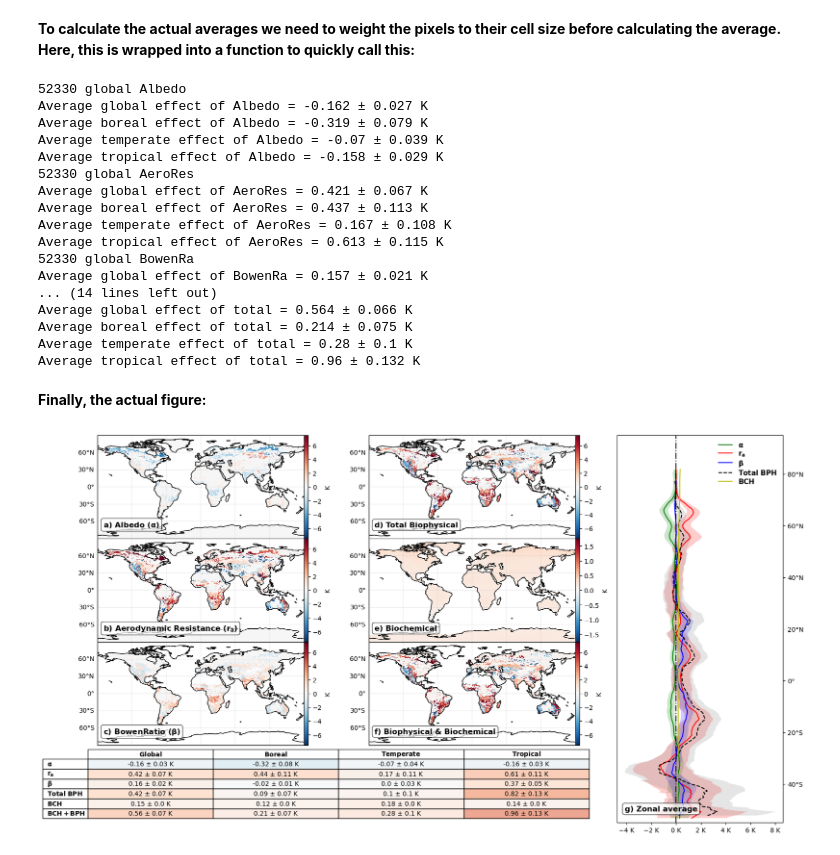
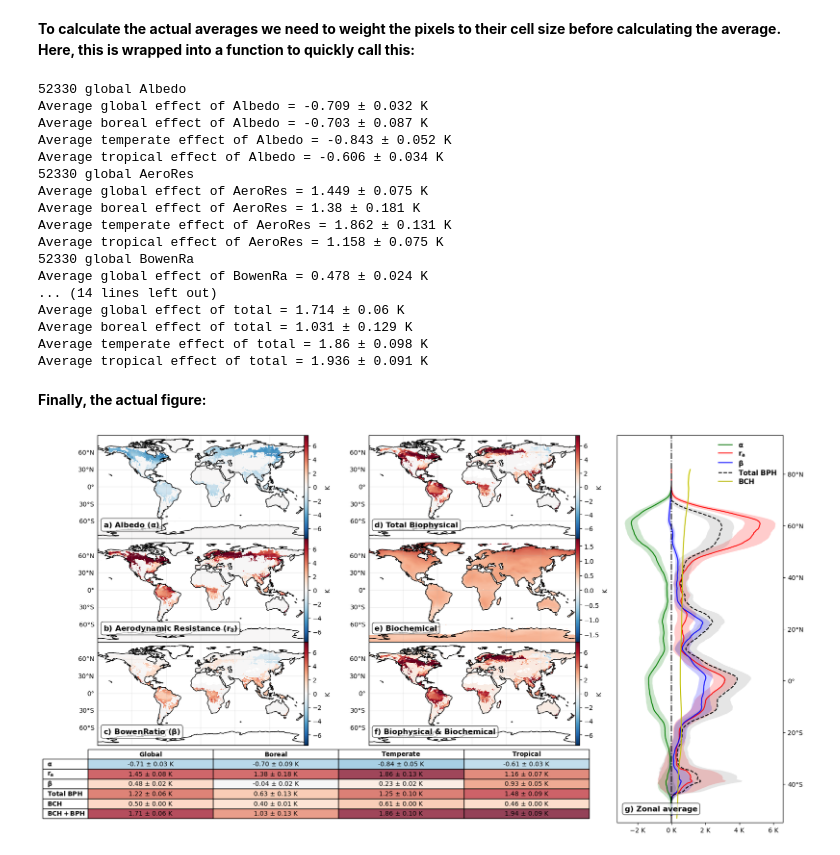
Before and after one commit to lohae/LCC_Ts_Emulator, a Jupyter notebook: LCC_emulator_final.ipynb, the cells around one changed output. Saved outputs shown, nothing was run; the diff lists cells and outputs as text; code cells hidden in the pictures.

```diff
--- a/LCC_emulator_final.ipynb
+++ b/LCC_emulator_final.ipynb
@@ -64,7 +60,7 @@ seasonal data:  Data variables:
   * In the manuscript we use **100** years for the two idealistic scenarios and **155** years for the LCC between 1850-2005
   * ...and a climate sensitivity of **0.8**
 # %%
-scenario = 2
+scenario = 0
 climsens = 0.8
 sigma = 5.670367*10**-8 #Stephan-Boltzmann constant [Wm-2 K-4]
 # %%
@@ -404,9 +395,18 @@ for var,name in zip([alb_contr,ra_contr,beta_contr,bph_tot,carbon_contr,bph_tot+
     all_ts.append(ts)
     error.append(err)
 
+# consistent string cast
+def format_number(x):
+    return f"{x:.2f}"
+
+averages_str = np.vectorize(format_number)(all_ts)
+errors_str = np.vectorize(format_number)(error)
+
 #preparing the data for the table
-data = np.apply_along_axis(' \u00B1 '.join, 0, [np.array(all_ts,dtype='str'), np.array(error,dtype='str'),])
-data = np.char.add(data,' K')
+data = np.core.defchararray.add(averages_str, ' ± ')
+data = np.core.defchararray.add(data, errors_str)
+data = np.char.add(data, ' K')
+
 
 #preparing a colormap for the table cells
 norm = plt.Normalize(-2, 2)
@@ -414,22 +414,22 @@ cellcolor = plt.cm.RdBu_r(norm(all_ts),alpha=.75).reshape(-1,4)
 cellcolor = np.array([mcolors.rgb2hex(cellcolor[i,:],keep_alpha=True) for i in range(cellcolor.shape[0])]).reshape(-1,4)
 # %% [output]
 52330 global Albedo
-Average global effect of Albedo = -0.162 ± 0.027 K
-Average boreal effect of Albedo = -0.319 ± 0.079 K
-Average temperate effect of Albedo = -0.07 ± 0.039 K
-Average tropical effect of Albedo = -0.158 ± 0.029 K
+Average global effect of Albedo = -0.709 ± 0.032 K
+Average boreal effect of Albedo = -0.703 ± 0.087 K
+Average temperate effect of Albedo = -0.843 ± 0.052 K
+Average tropical effect of Albedo = -0.606 ± 0.034 K
 52330 global AeroRes
-Average global effect of AeroRes = 0.421 ± 0.067 K
-Average boreal effect of AeroRes = 0.437 ± 0.113 K
-Average temperate effect of AeroRes = 0.167 ± 0.108 K
-Average tropical effect of AeroRes = 0.613 ± 0.115 K
+Average global effect of AeroRes = 1.449 ± 0.075 K
+Average boreal effect of AeroRes = 1.38 ± 0.181 K
+Average temperate effect of AeroRes = 1.862 ± 0.131 K
+Average tropical effect of AeroRes = 1.158 ± 0.075 K
 52330 global BowenRa
-Average global effect of BowenRa = 0.157 ± 0.021 K
+Average global effect of BowenRa = 0.478 ± 0.024 K
 ... (14 lines left out)
-Average global effect of total = 0.564 ± 0.066 K
-Average boreal effect of total = 0.214 ± 0.075 K
-Average temperate effect of total = 0.28 ± 0.1 K
-Average tropical effect of total = 0.96 ± 0.132 K
+Average global effect of total = 1.714 ± 0.06 K
+Average boreal effect of total = 1.031 ± 0.129 K
+Average temperate effect of total = 1.86 ± 0.098 K
+Average tropical effect of total = 1.936 ± 0.091 K
 # %% [markdown]
 **Finally, the actual figure:**
 # %%
@@ -494,8 +494,10 @@ yformatter = LATITUDE_FORMATTER
 axes_7.xaxis.set_major_formatter(xformatter)
 axes_7.yaxis.set_major_formatter(yformatter)
 
-#axes_7.legend(loc='upper left',framealpha=0,labelspacing=.2,prop={'size':11})
-axes_7.legend(loc='upper right',framealpha=0,labelspacing=.2,prop={'size':11})
+if scenario == 1:
+    axes_7.legend(loc='upper left',framealpha=0,labelspacing=.2,prop={'size':11})
+else:
+    axes_7.legend(loc='upper right',framealpha=0,labelspacing=.2,prop={'size':11})
 
 bbox=dict(facecolor='white', edgecolor='black', boxstyle='round',alpha=.7)
 
@@ -521,31 +523,31 @@ table = axes_8.table(cellText=data,
 axes_8.get_xaxis().set_visible(False)
 axes_8.get_yaxis().set_visible(False)
 axes_8.axis('off')
 #plt.box(on=None)
 table.scale(.95, 1.3)
 
 #========================================================================
 # Annotate
 #========================================================================
 axes_1.text(-170, -70, 'a) Albedo ' + r'($\mathbf{\alpha)}$',size=12, weight='bold',bbox=bbox)
 axes_2.text(-170, -70, 'b) Aerodynamic Resistance '+ r'($\mathbf{r_{a})}$',size=12, weight='bold',bbox=bbox)
 axes_3.text(-170, -70, 'c) BowenRatio '+ r'($\mathbf{\beta)}$',size=12, weight='bold',bbox=bbox)
 axes_4.text(-170, -70, 'd) Total Biophysical',size=12, weight='bold',bbox=bbox)
 axes_5.text(-170, -70, 'e) Biochemical',size=12, weight='bold',bbox=bbox)
 axes_6.text(-170, -70, 'f) Biophysical & Biochemical',size=12, weight='bold',bbox=bbox)
 axes_7.text(0.045, 0.03, 'g) Zonal average',size=12, weight='bold',bbox=bbox,transform=axes_7.transAxes);
 
 
 
 #========================================================================
 # Save
 #========================================================================
 
 if scenario == 0:
     plt.savefig('fig1.pdf',bbox_inches='tight')
 if scenario == 1:
     plt.savefig('fig2.pdf',bbox_inches='tight')
 if scenario == 2:
     plt.savefig('fig3.pdf',bbox_inches='tight')
 # %% [output]
-[figure, old version]
+[figure, new version]
```
Also changed, not shown: parts of 3 cells of this notebook.
